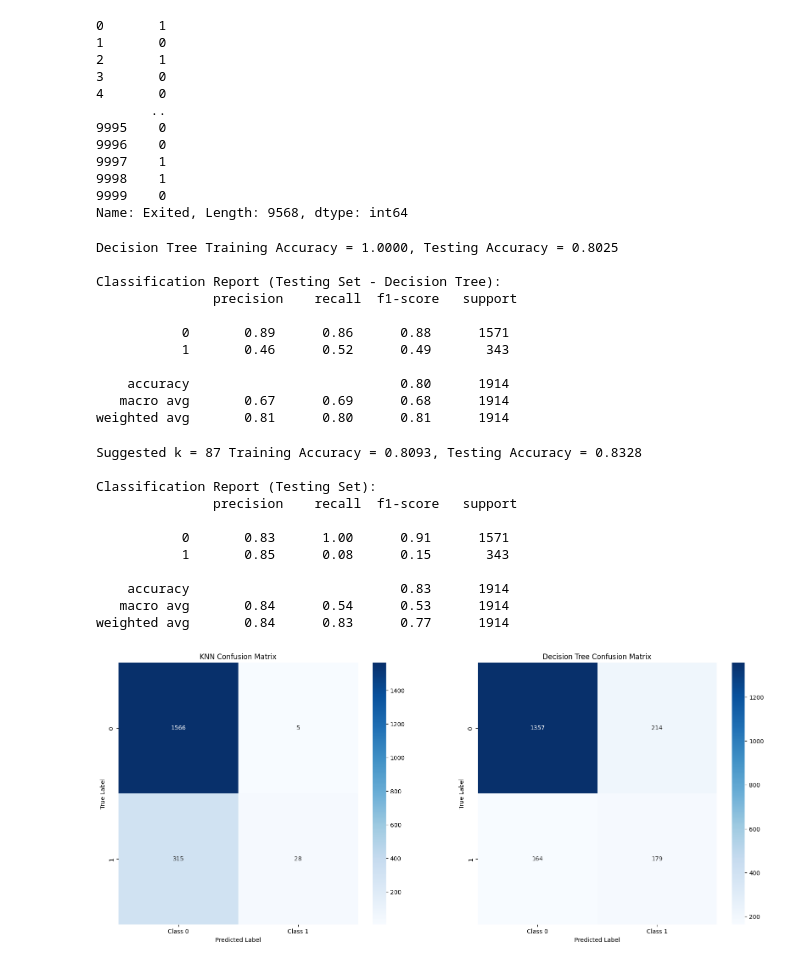
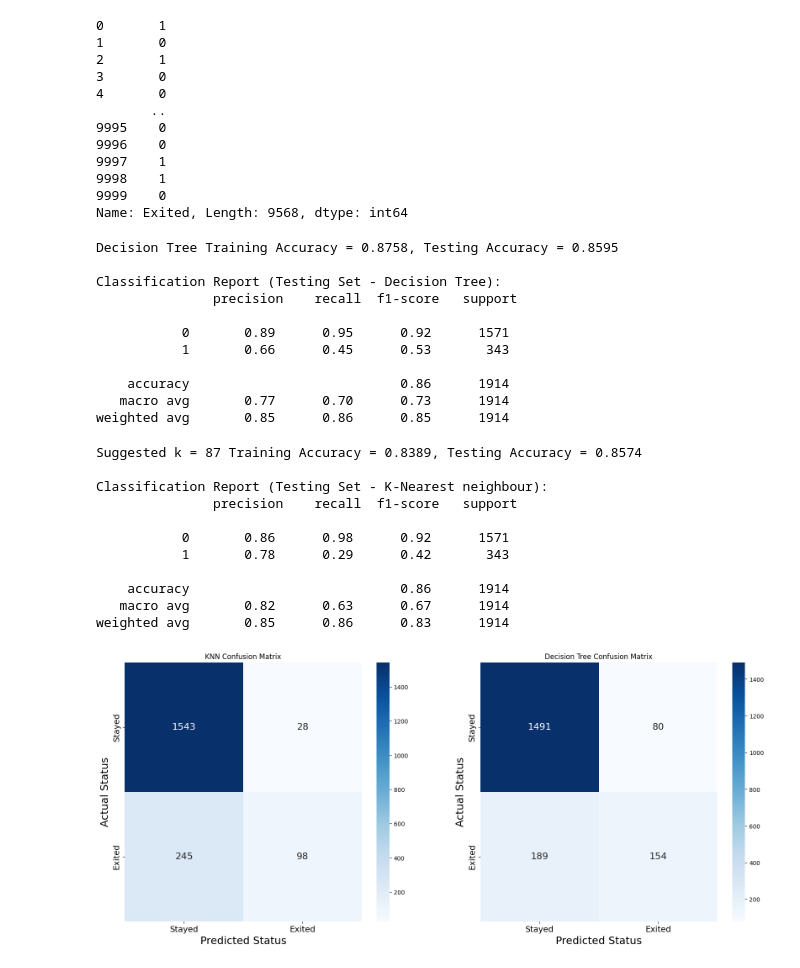
Before and after one commit to thaya2000/EE5253_2023_Code_Group77, a Jupyter notebook: ML_Bank_Churn.ipynb, the cells around one changed output. Cells and saved outputs as stored; diff of their text form; code cells hidden in the pictures.

```diff
--- a/ML_Bank_Churn.ipynb
+++ b/ML_Bank_Churn.ipynb
@@ -391,17 +357,12 @@ from sklearn.model_selection import train_test_split
 train_x, test_x, train_y, test_y = train_test_split(x, y, random_state = 0, train_size=0.8)
 # %%
-from sklearn.tree import DecisionTreeClassifier
-from sklearn.metrics import accuracy_score, classification_report
-
 # Create a Decision Tree model
-decision_tree_model = DecisionTreeClassifier()
-
-# Train the model on the scaled training data
+decision_tree_model = DecisionTreeClassifier(max_depth=8, min_samples_split=3, min_samples_leaf=4)
 decision_tree_model.fit(train_x, train_y)
 
 # Evaluate the model on the training set
-train_y_pred_knn_dt = decision_tree_model.predict(train_x)
-accuracy_train_dt = accuracy_score(train_y, train_y_pred_knn_dt)
+train_y_pred_dt = decision_tree_model.predict(train_x)
+accuracy_train_dt = accuracy_score(train_y, train_y_pred_dt)
 
 # Evaluate the model on the testing set
 test_y_pred_dt = decision_tree_model.predict(test_x)
@@ -414,22 +375,18 @@ print(f'Decision Tree Training Accuracy = {accuracy_train_dt:.4f}, Testing Accur
 classification_rep_test_dt = classification_report(test_y, test_y_pred_dt)
 print("\nClassification Report (Testing Set - Decision Tree):\n", classification_rep_test_dt)
 # %% [output]
-Decision Tree Training Accuracy = 1.0000, Testing Accuracy = 0.8025
+Decision Tree Training Accuracy = 0.8758, Testing Accuracy = 0.8595
 
 Classification Report (Testing Set - Decision Tree):
                precision    recall  f1-score   support
 
-           0       0.89      0.86      0.88      1571
-           1       0.46      0.52      0.49       343
+           0       0.89      0.95      0.92      1571
+           1       0.66      0.45      0.53       343
 
-    accuracy                           0.80      1914
-   macro avg       0.67      0.69      0.68      1914
-weighted avg       0.81      0.80      0.81      1914
+    accuracy                           0.86      1914
+   macro avg       0.77      0.70      0.73      1914
+weighted avg       0.85      0.86      0.85      1914
 # %%
-from sklearn.neighbors import KNeighborsClassifier
-from sklearn.metrics import accuracy_score
-from sklearn.metrics import classification_report
-
 # Checking for Overfitting
 suggested_k = int(np.sqrt(len(train_x)))
 knn_model = KNeighborsClassifier(n_neighbors=suggested_k)
@@ -450,45 +407,44 @@ print(f'Suggested k = {suggested_k} Training Accuracy = {accuracy_train:.4f}, Te
 
 # Print the classification report for the testing set
 classification_rep_test = classification_report(test_y, test_y_pred)
-print("\nClassification Report (Testing Set):\n", classification_rep_test)
+print("\nClassification Report (Testing Set - K-Nearest neighbour):\n", classification_rep_test)
 # %% [output]
-Suggested k = 87 Training Accuracy = 0.8093, Testing Accuracy = 0.8328
+Suggested k = 87 Training Accuracy = 0.8389, Testing Accuracy = 0.8574
 
-Classification Report (Testing Set):
+Classification Report (Testing Set - K-Nearest neighbour):
                precision    recall  f1-score   support
 
-           0       0.83      1.00      0.91      1571
-           1       0.85      0.08      0.15       343
+           0       0.86      0.98      0.92      1571
+           1       0.78      0.29      0.42       343
 
-    accuracy                           0.83      1914
-   macro avg       0.84      0.54      0.53      1914
-weighted avg       0.84      0.83      0.77      1914
+    accuracy                           0.86      1914
+   macro avg       0.82      0.63      0.67      1914
+weighted avg       0.85      0.86      0.83      1914
 # %%
-from sklearn.metrics import confusion_matrix
-import seaborn as sns
-import matplotlib.pyplot as plt
-
-# Confusion matrix for KNN
+# Generate confusion matrix for KNN model
 knn_conf_matrix = confusion_matrix(test_y, test_y_pred)
 
-# Confusion matrix for Decision Tree
+# Generate confusion matrix for Decision Tree model
 dt_conf_matrix = confusion_matrix(test_y, test_y_pred_dt)
 
-# Plot confusion matrices side by side
+
 fig, axs = plt.subplots(1, 2, figsize=(20, 8))
 
-# Plot confusion matrix for KNN
-sns.heatmap(knn_conf_matrix, annot=True, fmt="d", cmap="Blues", xticklabels=['Class 0', 'Class 1'], ax=axs[0])
+# Plot confusion matrix for KNN model
+sns.heatmap(knn_conf_matrix, annot=True, fmt="d", cmap="Blues", xticklabels=['Stayed', 'Exited'], yticklabels=['Stayed', 'Exited'], ax=axs[0], annot_kws={"fontsize": 16})
 axs[0].set_title("KNN Confusion Matrix")
-axs[0].set_xlabel("Predicted Label")
-axs[0].set_ylabel("True Label")
+axs[0].set_xlabel("Predicted Status", fontsize=18)
+axs[0].set_ylabel("Actual Status", fontsize=18)
+axs[0].tick_params(axis='both', labelsize=14)
 
-# Plot confusion matrix for Decision Tree
-sns.heatmap(dt_conf_matrix, annot=True, fmt="d", cmap="Blues", xticklabels=['Class 0', 'Class 1'], ax=axs[1])
+# Plot confusion matrix for Decision Tree model
+sns.heatmap(dt_conf_matrix, annot=True, fmt="d", cmap="Blues", xticklabels=['Stayed', 'Exited'], yticklabels=['Stayed', 'Exited'], ax=axs[1], annot_kws={"fontsize": 16})
 axs[1].set_title("Decision Tree Confusion Matrix")
-axs[1].set_xlabel("Predicted Label")
-axs[1].set_ylabel("True Label")
+axs[1].set_xlabel("Predicted Status", fontsize=18)
+axs[1].set_ylabel("Actual Status", fontsize=18)
+axs[1].tick_params(axis='both', labelsize=14)
 
+# Display the plots
 plt.show()
 # %% [output]
-[figure, old version]
+[figure, new version]
```
Also changed, not shown: parts of 60 cells of this notebook.
